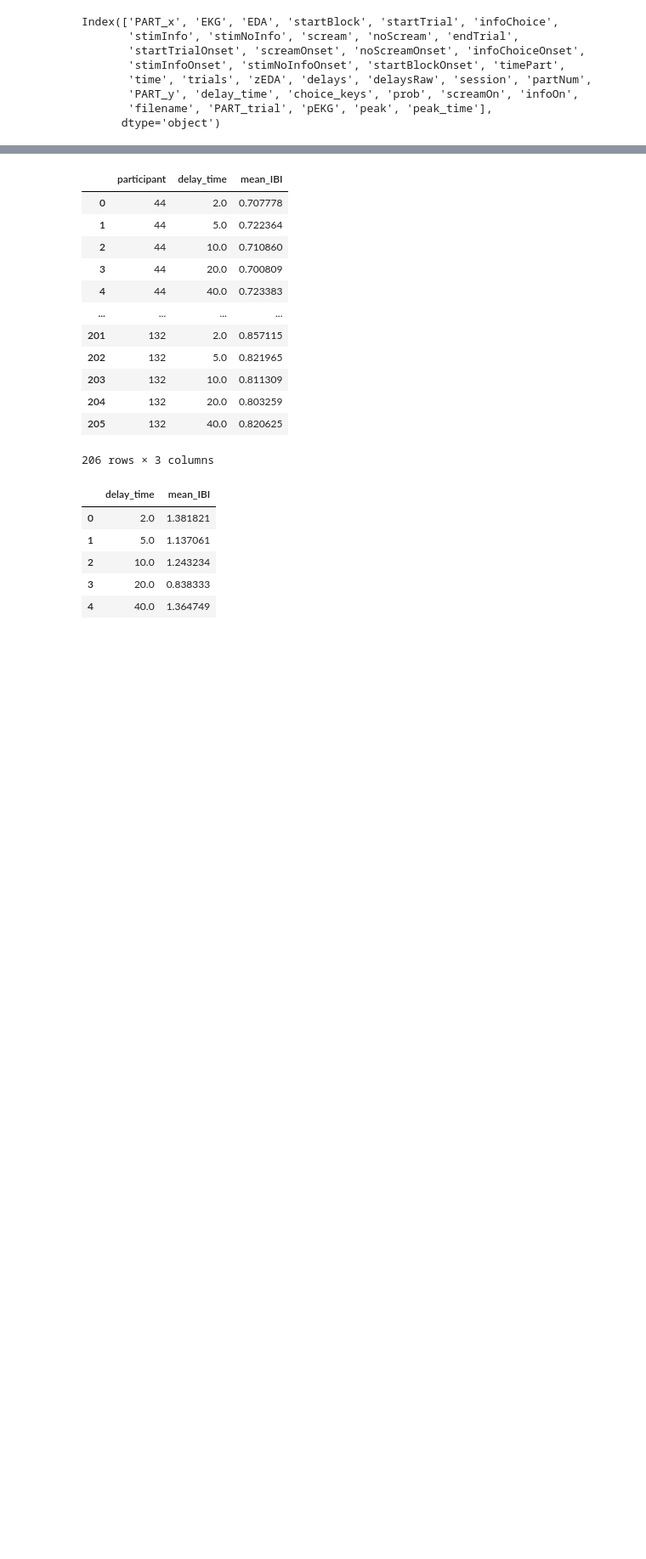
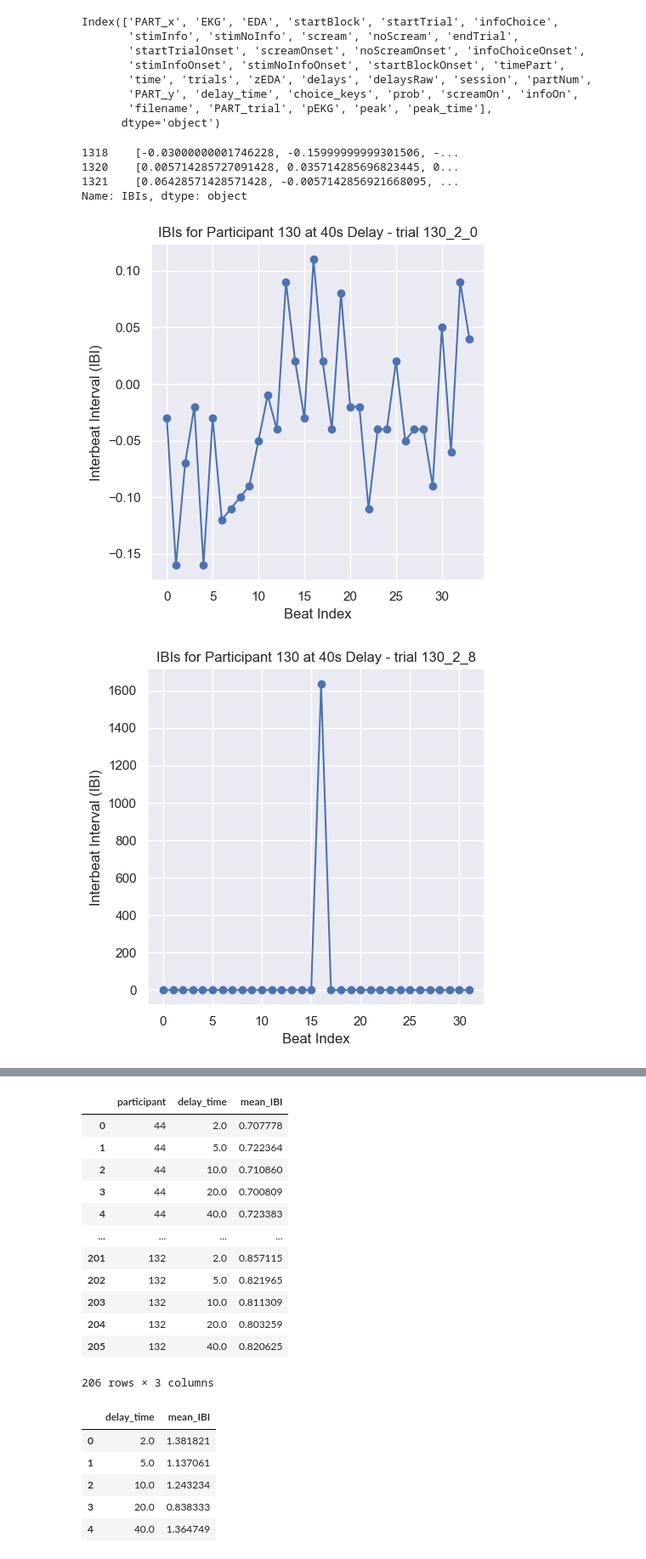
Before and after one commit to stelladongjz/Anticip_EKG_Analysis, a Jupyter notebook: Stella_AvAnt2025_AnalysisEKG_fromPreproc.ipynb, the cells around one changed output, grey strips where cells are left out. Shown at 85% size. Saved outputs shown, nothing was run; the diff lists cells and outputs as text; code cells hidden in the pictures; blank space fills up the shorter version.

Commit message:
Figured out the reason for huge error bar is due to extreme outliers, next step is to clean up the outliers, then perform analysis on plotting difference between baseline & raw IBI, and picking beats

```diff
--- a/Stella_AvAnt2025_AnalysisEKG_fromPreproc.ipynb
+++ b/Stella_AvAnt2025_AnalysisEKG_fromPreproc.ipynb
@@ -409,3 +409,32 @@ stimNoInfo_df = processed_all[(processed_all['infoOn']==0)]
 stimInfo_scream_ibis = compute_IBI(stimInfo_scream_df,baseline_IBI_stimInfo_scream)
 stimInfo_noScream_ibis = compute_IBI(stimInfo_noScream_df,baseine_IBI_stimInfo_noScream)
 stimNoInfo_ibis = compute_IBI(stimNoInfo_df,baseine_IBI_stimNoInfo)
+# %%
+stimInfo_scream_ibis[(stimInfo_scream_ibis['participant']==130)&(stimInfo_scream_ibis['delay_time']==40)]['IBIs']
+# %% [output]
+1318    [-0.03000000001746228, -0.15999999999301506, -...
+1320    [0.005714285727091428, 0.035714285696823445, 0...
+1321    [0.06428571428571428, -0.0057142856921668095, ...
+Name: IBIs, dtype: object
+# %%
+subset = stimInfo_scream_ibis[
+    (stimInfo_scream_ibis['participant'] == 130) &
+    (stimInfo_scream_ibis['delay_time'] == 40)
+]
+
+if not subset.empty:
+    for trials in subset['PART_trial'].unique():
+        trial_data = subset[subset['PART_trial']==trials]
+        ibis = trial_data['IBIs'].iloc[0]
+        plt.figure()
+        plt.plot(ibis, '-o')
+        plt.title(f'IBIs for Participant 130 at 40s Delay - trial {trials}')
+        plt.xlabel('Beat Index')
+        plt.ylabel('Interbeat Interval (IBI)')
+        plt.tight_layout()
+        plt.show()
+else:
+    print("No data found for Participant 130 at delay_time 40.")
+# %% [output]
+[figure, added]
+[figure, added]
```
Also changed, not shown: parts of 11 cells of this notebook.
